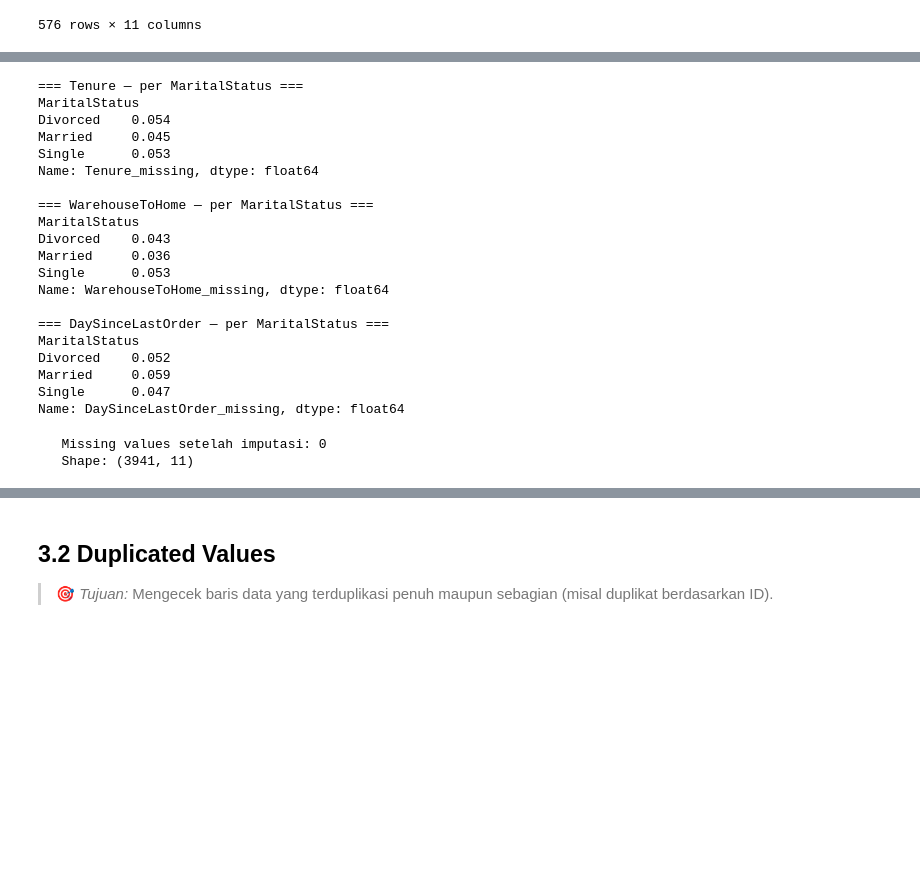
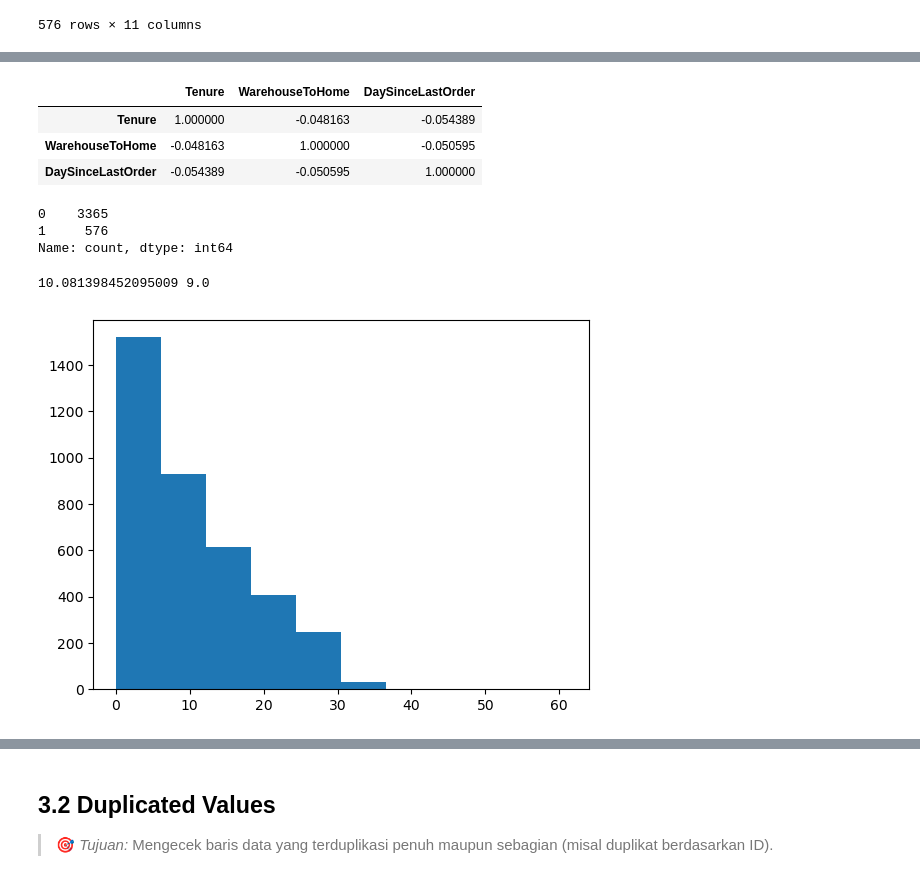
Before and after one commit to MikaMahaputra/E-Commerce-Customer-Churn, a Jupyter notebook: notebook/e-commerce-churn-analysis.ipynb, the cells around one changed output, grey strips where cells are left out. Cells and saved outputs as stored; diff of their text form; code cells hidden in the pictures; blank space fills up the shorter version.

```diff
--- a/notebook/e-commerce-churn-analysis.ipynb
+++ b/notebook/e-commerce-churn-analysis.ipynb
@@ -309,41 +328,23 @@ Name: DaySinceLastOrder_missing, dtype: float64
-# %%
-for col in ['Tenure', 'WarehouseToHome', 'DaySinceLastOrder']:
-    df[f'{col}_missing'] = df[col].isna().astype(int)
-    print(f'=== {col} — per MaritalStatus ===')
-    print(f'{df.groupby('MaritalStatus')[f'{col}_missing'].mean().round(3)}\n')
-# %% [output]
-=== Tenure — per MaritalStatus ===
-MaritalStatus
-Divorced    0.054
-Married     0.045
-Single      0.053
-Name: Tenure_missing, dtype: float64
-
-=== WarehouseToHome — per MaritalStatus ===
-MaritalStatus
-Divorced    0.043
-Married     0.036
-Single      0.053
-Name: WarehouseToHome_missing, dtype: float64
-
-=== DaySinceLastOrder — per MaritalStatus ===
-MaritalStatus
-Divorced    0.052
-Married     0.059
-Single      0.047
-Name: DaySinceLastOrder_missing, dtype: float64
-# %%
-flag_cols = [c for c in df.columns if c.endswith('_missing') or c == 'missing']
-df.drop(columns=flag_cols, inplace=True)
-
-# ── Imputasi median per grup Churn (strategi MAR) ────────────────────────
-for col in ['Tenure', 'WarehouseToHome', 'DaySinceLastOrder']:
-    df[col] = df.groupby('Churn')[col].transform(lambda x: x.fillna(x.median()))
-
-# ── Verifikasi ───────────────────────────────────────────────────────────
-remaining = df.isnull().sum().sum()
-print(f'   Missing values setelah imputasi: {remaining}')
-print(f'   Shape: {df.shape}')
-# %% [output]
-   Missing values setelah imputasi: 0
-   Shape: (3941, 11)
+# %%
+missing_cols = ['Tenure', 'WarehouseToHome', 'DaySinceLastOrder']
+df[missing_cols].isna().corr()
+# %% [output]
+|  | Tenure | WarehouseToHome | DaySinceLastOrder |
+| Tenure | 1.000000 | -0.048163 | -0.054389 |
+| WarehouseToHome | -0.048163 | 1.000000 | -0.050595 |
+| DaySinceLastOrder | -0.054389 | -0.050595 | 1.000000 |
+# %%
+# atau lihat overlap-nya langsung
+df[missing_cols].isna().sum(axis=1).value_counts()
+# %% [output]
+0    3365
+1     576
+Name: count, dtype: int64
+# %%
+print(df['Tenure'].mean(), df['Tenure'].median())
+df['Tenure'].hist()
+plt.grid(False)
+plt.show()
+# %% [output]
+10.081398452095009 9.0
+[figure, added]
```
Also changed, not shown: parts of 33 cells of this notebook.
